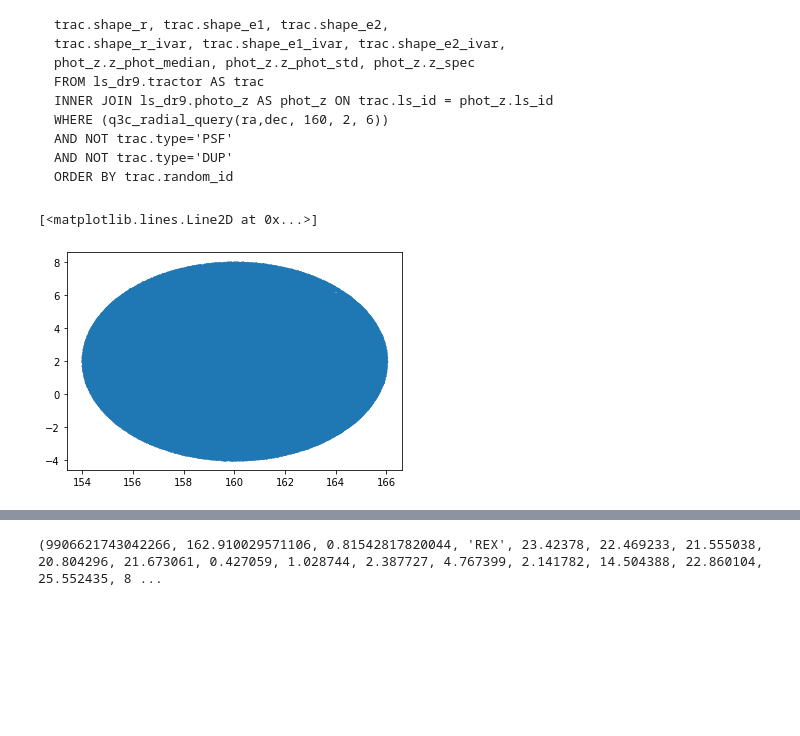
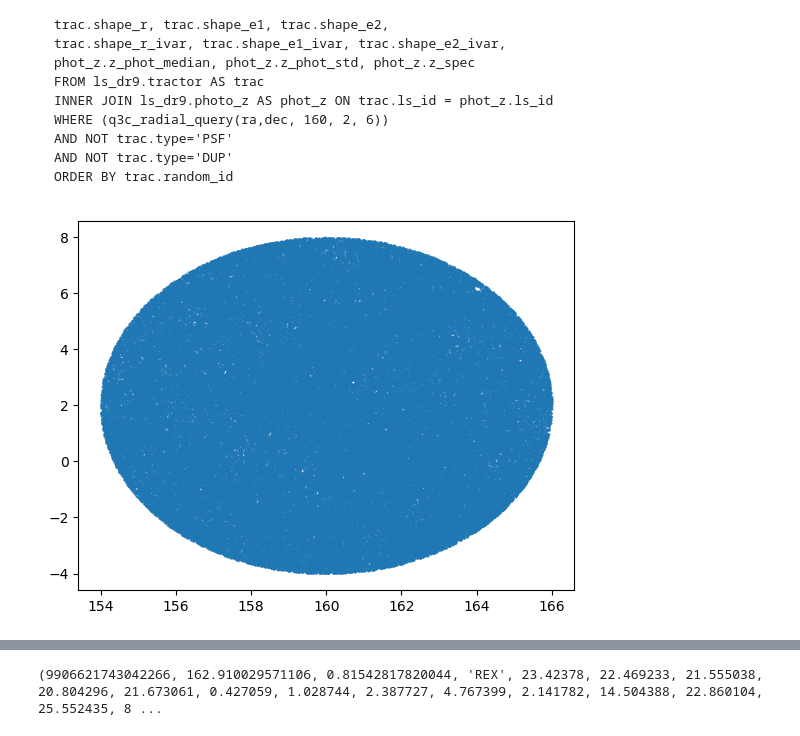
Before and after one commit to eramey16/galactic_lenses, a Jupyter notebook: Test_ML.ipynb, the cells around one changed output, grey strips where cells are left out. Drawn from its saved outputs; the diff is of its cells as text; code cells hidden in the pictures; blank space fills up the shorter version.

````diff
--- a/Test_ML.ipynb
+++ b/Test_ML.ipynb
@@ -1,15 +1,20 @@
 # %% [markdown]
 # New ML Run 2/27/23
 # %%
+import os
+os.environ["SPS_HOME"] = '/global/homes/e/eramey16/fsps/'
+
 import numpy as np
 import pandas as pd
 # import util
 import matplotlib.pyplot as plt
+import util
 
 from sqlalchemy import create_engine, Column, Table, MetaData, insert
 from sqlalchemy.types import BIGINT, FLOAT, REAL, VARCHAR, BOOLEAN
 
-data_dir = "/global/cscratch1/sd/eramey16/data/dr9_training/unlensed_02_23/"
+
+data_dir = "/pscratch/sd/e/eramey16/data/monocle/cosmos_160/"
 seed = 42
 
 conn_string = 'postgresql+psycopg2://lensed_db_admin@nerscdb03.nersc.gov/lensed_db'
@@ -36,3 +41,8 @@ AND NOT trac.type='PSF'
 AND NOT trac.type='DUP'
 ORDER BY trac.random_id
 ```
+# %%
+engine = create_engine(conn_string)
+conn = engine.connect()
+
+existing = pd.DataFrame(conn.execute("SELECT * from bookkeeping WHERE tag='run2'"))
@@ -39,6 +53,8 @@ ORDER BY trac.random_id
 # %%
 all_galaxies = pd.read_csv(data_dir+"dr9_160_2_6deg.dat")
 plt.plot(all_galaxies.ra, all_galaxies.dec, '.', ms=1)
+
+idxs = all_galaxies.loc[all_galaxies.ls_id.isin(list(existing.ls_id))].index
+all_galaxies.drop(index=idxs, inplace=True)
 # %% [output]
-[<matplotlib.lines.Line2D at 0x...>]
-[figure, old version]
+[figure, new version]
````
Also changed, not shown: parts of 14 cells of this notebook, 7 other files.
